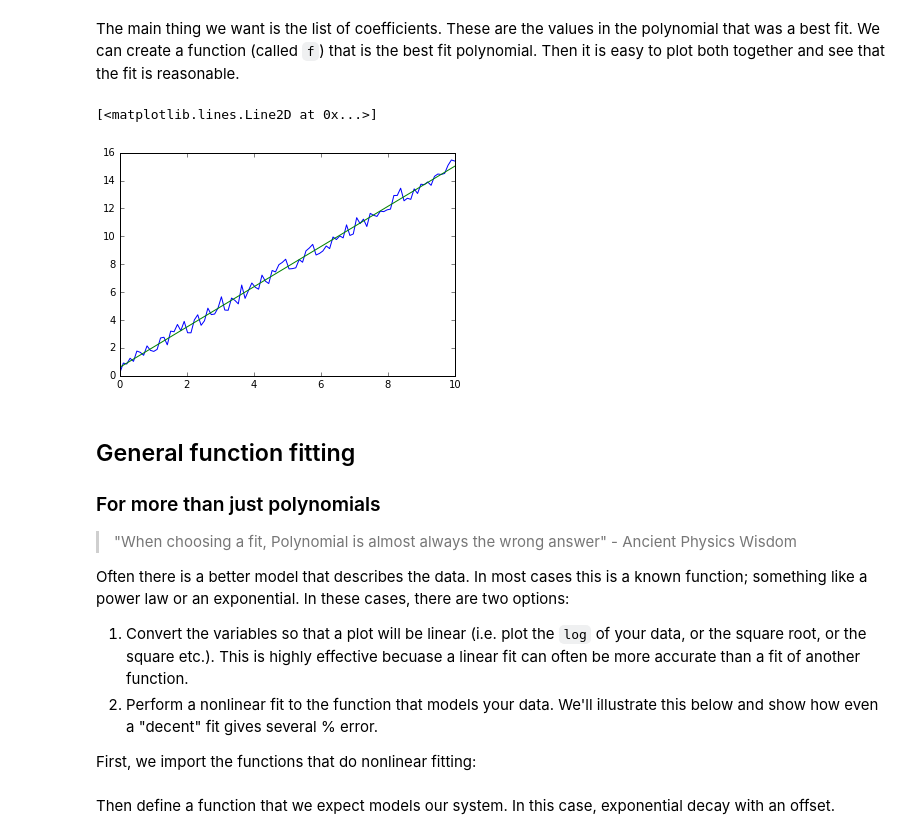
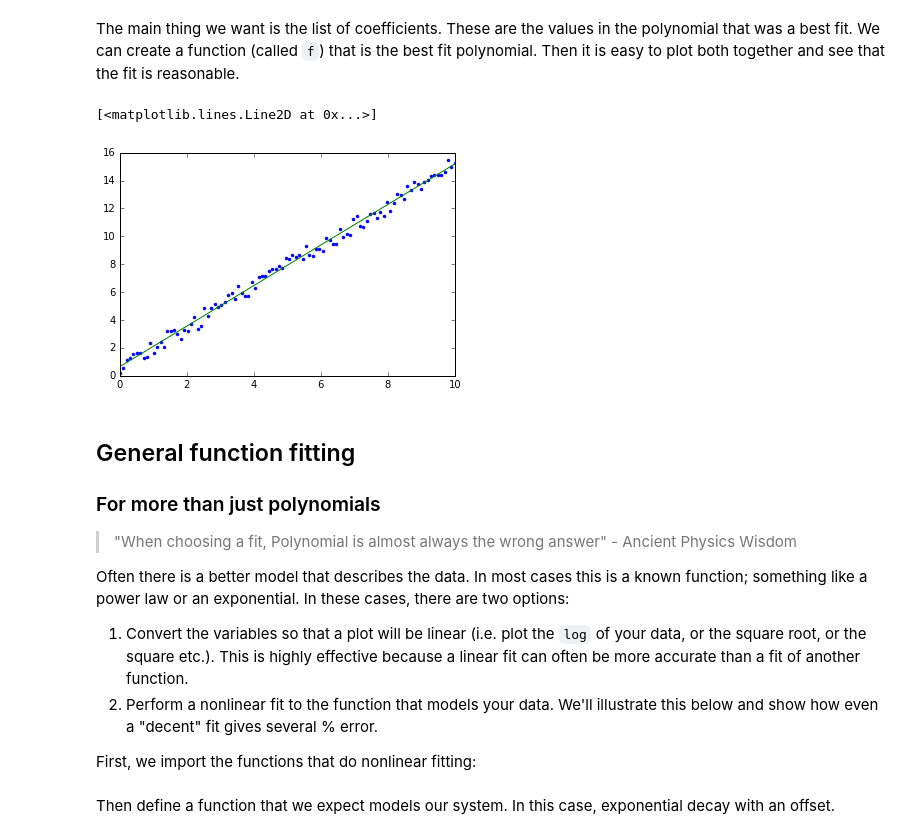
Before and after one commit to Physics325/CurveFit, a Jupyter notebook: CurveFit.ipynb, the cells around one changed output. Cells and saved outputs as stored; diff of their text form; code cells hidden in the pictures.

```diff
--- a/CurveFit.ipynb
+++ b/CurveFit.ipynb
@@ -72,18 +45,18 @@ The main thing we want is the list of coefficients. These are the values in the
 # %%
 f = np.poly1d(fit[0])  # create a function using the fit parameters
 # %%
-plt.plot(x,y)
+plt.plot(x,y,".")
 plt.plot(x,f(x))
 # %% [output]
 [<matplotlib.lines.Line2D at 0x...>]
-[figure, old version]
+[figure, new version]
 # %% [markdown]
 ## General function fitting
 ### For more than just polynomials
 > "When choosing a fit, Polynomial is almost always the wrong answer" - Ancient Physics Wisdom
 
 Often there is a better model that describes the data. In most cases this is a known function; something like a power law or an exponential. In these cases, there are two options:
-1. Convert the variables so that a plot will be linear (i.e. plot the `log` of your data, or the square root, or the square etc.). This is highly effective becuase a linear fit can often be more accurate than a fit of another function.
+1. Convert the variables so that a plot will be linear (i.e. plot the `log` of your data, or the square root, or the square etc.). This is highly effective because a linear fit can often be more accurate than a fit of another function.
 2. Perform a nonlinear fit to the function that models your data. We'll illustrate this below and show how even a "decent" fit gives several % error.
 
 First, we import the functions that do nonlinear fitting:
```
Also changed, not shown: parts of 21 cells of this notebook, 1 other file.
